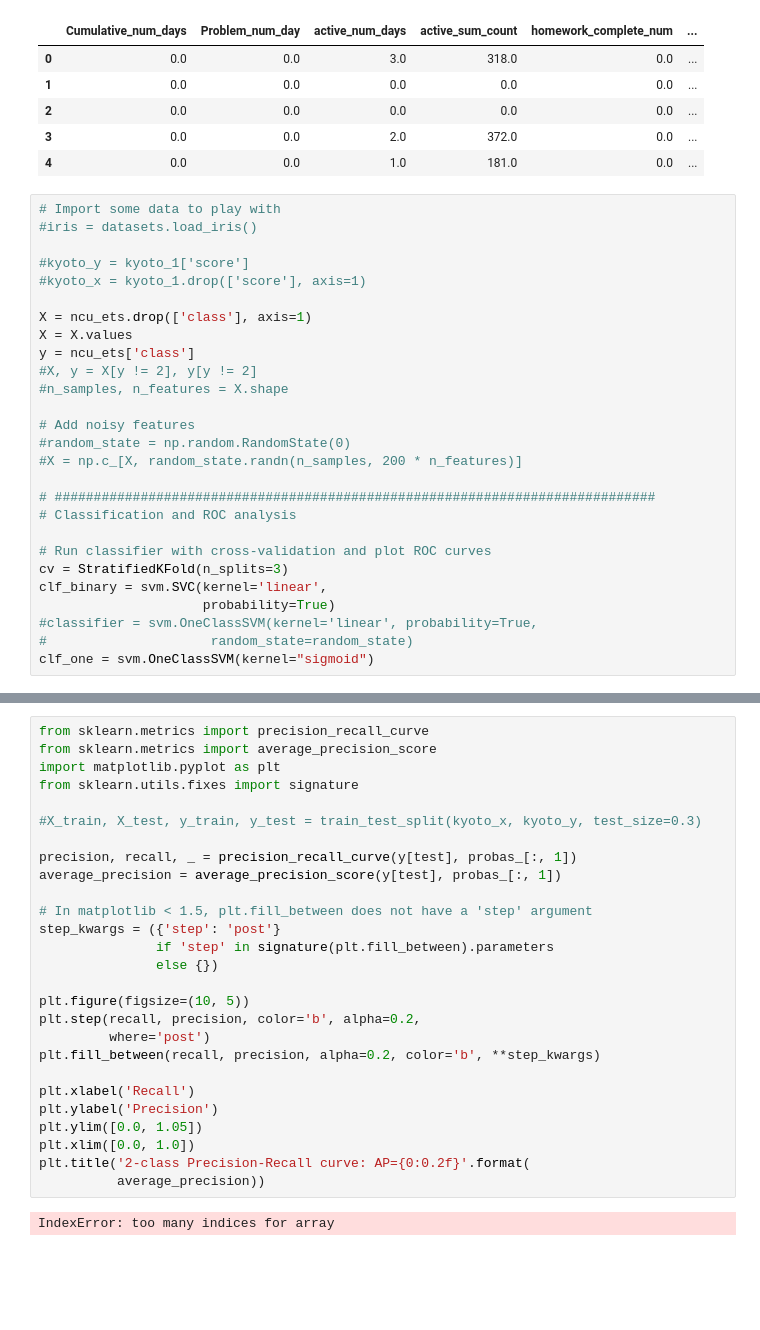
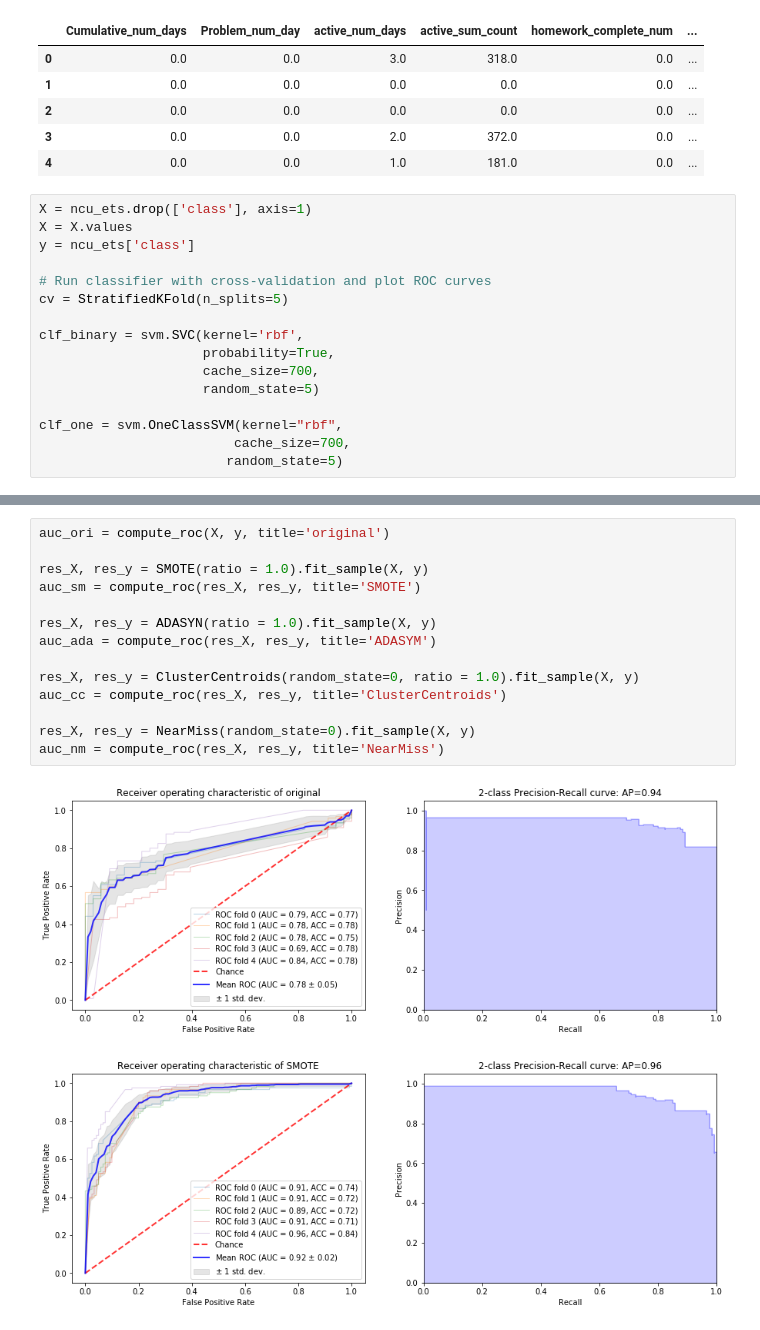
Before and after one commit to owen198/kslab, a Jupyter notebook: ds_comparision/ROC Curve - NCUx_CHKA.ipynb, the cells around one changed output, grey strips where cells are left out. Drawn from its saved outputs; the diff is of its cells as text; blank space fills up the shorter version.

```diff
--- a/ds_comparision/ROC Curve - NCUx_CHKA.ipynb
+++ b/ds_comparision/ROC Curve - NCUx_CHKA.ipynb
@@ -81,30 +96,19 @@ ncu_ets.head(5)
 | 3 | 0.0 | 0.0 | 2.0 | 372.0 | 0.0 | ... |
 | 4 | 0.0 | 0.0 | 1.0 | 181.0 | 0.0 | ... |
 # %%
-# Import some data to play with
-#iris = datasets.load_iris()
-
-#kyoto_y = kyoto_1['score']
-#kyoto_x = kyoto_1.drop(['score'], axis=1)
-
 X = ncu_ets.drop(['class'], axis=1)
 X = X.values
 y = ncu_ets['class']
-#X, y = X[y != 2], y[y != 2]
-#n_samples, n_features = X.shape
-
-# Add noisy features
-#random_state = np.random.RandomState(0)
-#X = np.c_[X, random_state.randn(n_samples, 200 * n_features)]
-
-# #############################################################################
-# Classification and ROC analysis
 
 # Run classifier with cross-validation and plot ROC curves
-cv = StratifiedKFold(n_splits=3)
-clf_binary = svm.SVC(kernel='linear',
-                     probability=True)
-#classifier = svm.OneClassSVM(kernel='linear', probability=True,
-#                     random_state=random_state)
-clf_one = svm.OneClassSVM(kernel="sigmoid")
+cv = StratifiedKFold(n_splits=5)
+
+clf_binary = svm.SVC(kernel='rbf',
+                     probability=True,
+                     cache_size=700,
+                     random_state=5)
+
+clf_one = svm.OneClassSVM(kernel="rbf",
+                         cache_size=700,
+                        random_state=5)
 # %%
@@ -216,29 +184,17 @@ plt.show()
-# %%
-from sklearn.metrics import precision_recall_curve
-from sklearn.metrics import average_precision_score
-import matplotlib.pyplot as plt
-from sklearn.utils.fixes import signature
-
-#X_train, X_test, y_train, y_test = train_test_split(kyoto_x, kyoto_y, test_size=0.3)
-
-precision, recall, _ = precision_recall_curve(y[test], probas_[:, 1])
-average_precision = average_precision_score(y[test], probas_[:, 1])
-
-# In matplotlib < 1.5, plt.fill_between does not have a 'step' argument
-step_kwargs = ({'step': 'post'}
-               if 'step' in signature(plt.fill_between).parameters
-               else {})
-
-plt.figure(figsize=(10, 5))
-plt.step(recall, precision, color='b', alpha=0.2,
-         where='post')
-plt.fill_between(recall, precision, alpha=0.2, color='b', **step_kwargs)
-
-plt.xlabel('Recall')
-plt.ylabel('Precision')
-plt.ylim([0.0, 1.05])
-plt.xlim([0.0, 1.0])
-plt.title('2-class Precision-Recall curve: AP={0:0.2f}'.format(
-          average_precision))
-# %% [output]
-IndexError: too many indices for array
+# %%
+auc_ori = compute_roc(X, y, title='original')
+
+res_X, res_y = SMOTE(ratio = 1.0).fit_sample(X, y)
+auc_sm = compute_roc(res_X, res_y, title='SMOTE')
+
+res_X, res_y = ADASYN(ratio = 1.0).fit_sample(X, y)
+auc_ada = compute_roc(res_X, res_y, title='ADASYM')
+
+res_X, res_y = ClusterCentroids(random_state=0, ratio = 1.0).fit_sample(X, y)
+auc_cc = compute_roc(res_X, res_y, title='ClusterCentroids')
+
+res_X, res_y = NearMiss(random_state=0).fit_sample(X, y)
+auc_nm = compute_roc(res_X, res_y, title='NearMiss')
+# %% [output]
+[figure, added]
+[figure, added]
```
Also changed, not shown: parts of 8 cells of this notebook, 35 other files.
